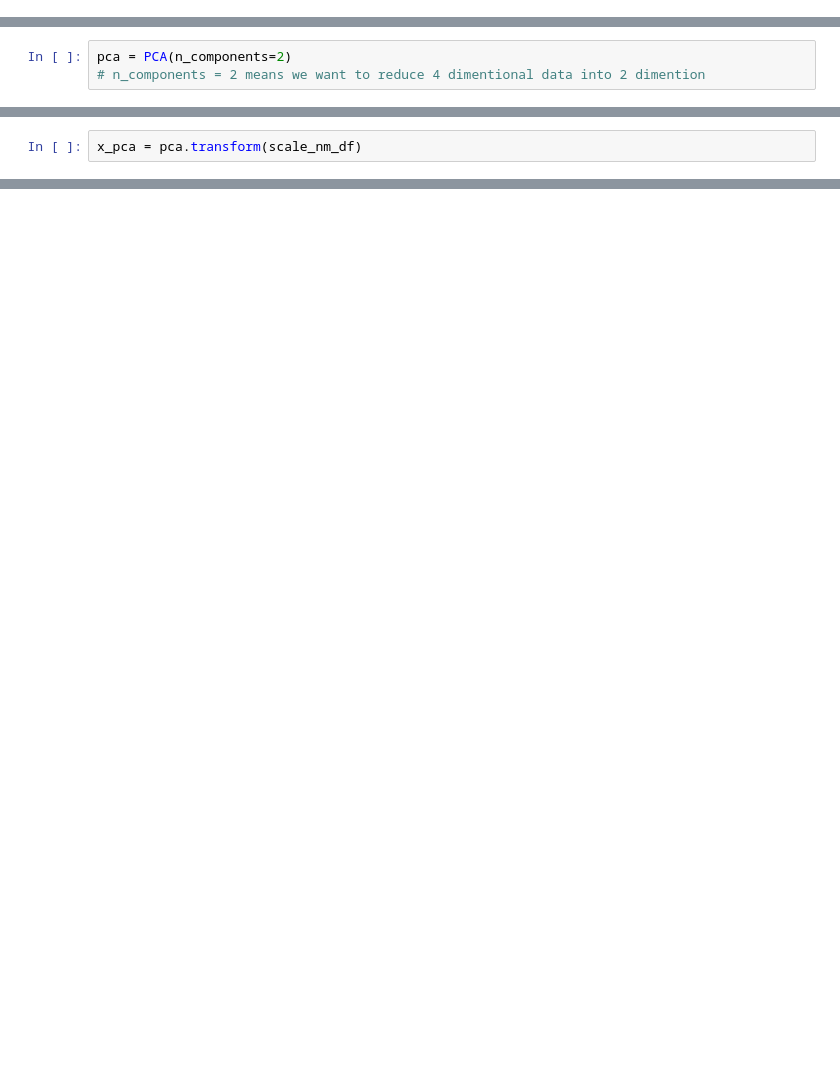
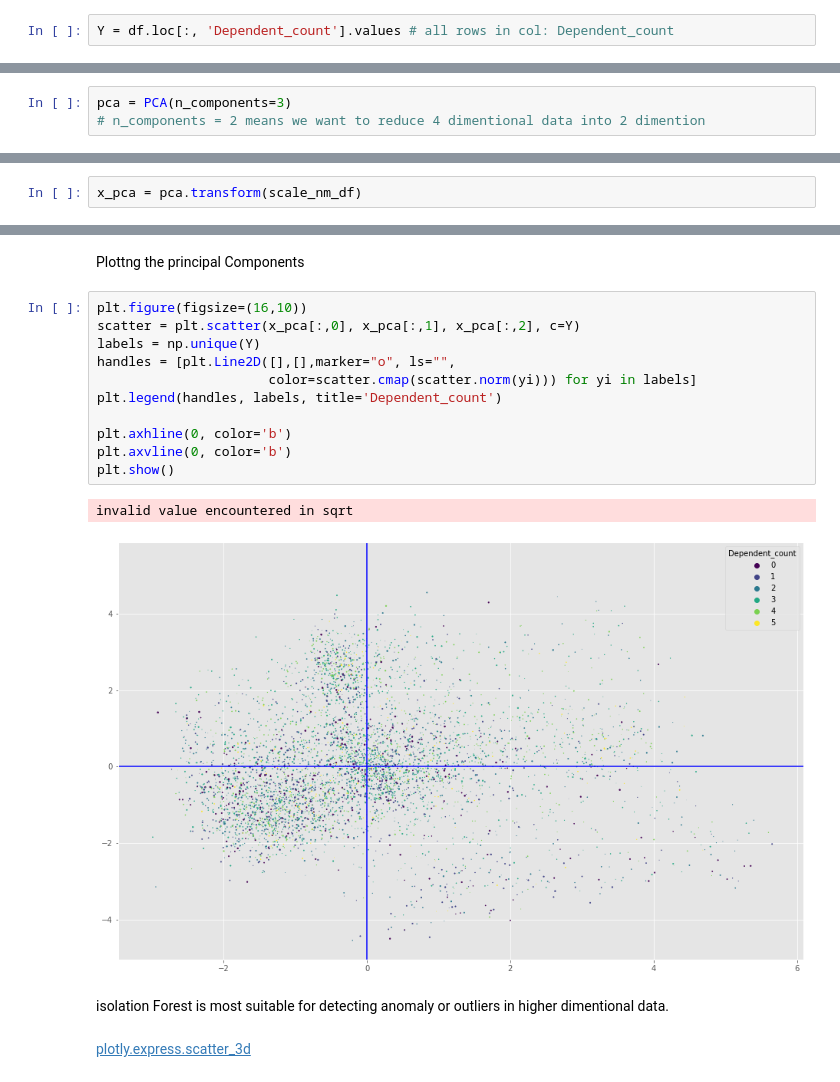
Before and after one commit to abidshafee/DataScienceYouTubeTutorials, a Jupyter notebook: Anomaly_detection_|_dealing_with_outlier.ipynb, the cells around one changed output, grey strips where cells are left out. Saved outputs shown, nothing was run; the diff lists cells and outputs as text; blank space fills up the shorter version.

```diff
--- a/Anomaly_detection_|_dealing_with_outlier.ipynb
+++ b/Anomaly_detection_|_dealing_with_outlier.ipynb
@@ -100,3 +117,5 @@ nm_df
+# %%
+Y = df.loc[:, 'Dependent_count'].values # all rows in col: Dependent_count
 # %% [markdown]
 ## To prepare data for PCA we hve to scale it first:
 
@@ -143,6 +162,6 @@ print(scale_nm_df)
 # %% [markdown]
 ### Applying PCA on scaled data
 # %%
-pca = PCA(n_components=2)
+pca = PCA(n_components=3)
 # n_components = 2 means we want to reduce 4 dimentional data into 2 dimention
 # %%
@@ -166,0 +196,20 @@ x_pca.shape
+# %% [markdown]
+Plottng the principal Components
+# %%
+plt.figure(figsize=(16,10))
+scatter = plt.scatter(x_pca[:,0], x_pca[:,1], x_pca[:,2], c=Y)
+labels = np.unique(Y)
+handles = [plt.Line2D([],[],marker="o", ls="",
+                      color=scatter.cmap(scatter.norm(yi))) for yi in labels]
+plt.legend(handles, labels, title='Dependent_count')
+
+plt.axhline(0, color='b')
+plt.axvline(0, color='b')
+plt.show()
+# %% [output]
+invalid value encountered in sqrt
+[figure, added]
+# %% [markdown]
+isolation Forest is most suitable for detecting anomaly or outliers in higher dimentional data.
+# %% [markdown]
+[plotly.express.scatter_3d](https://plotly.com/python-api-reference/generated/plotly.express.scatter_3d)
```
Also changed, not shown: parts of 15 cells of this notebook.
